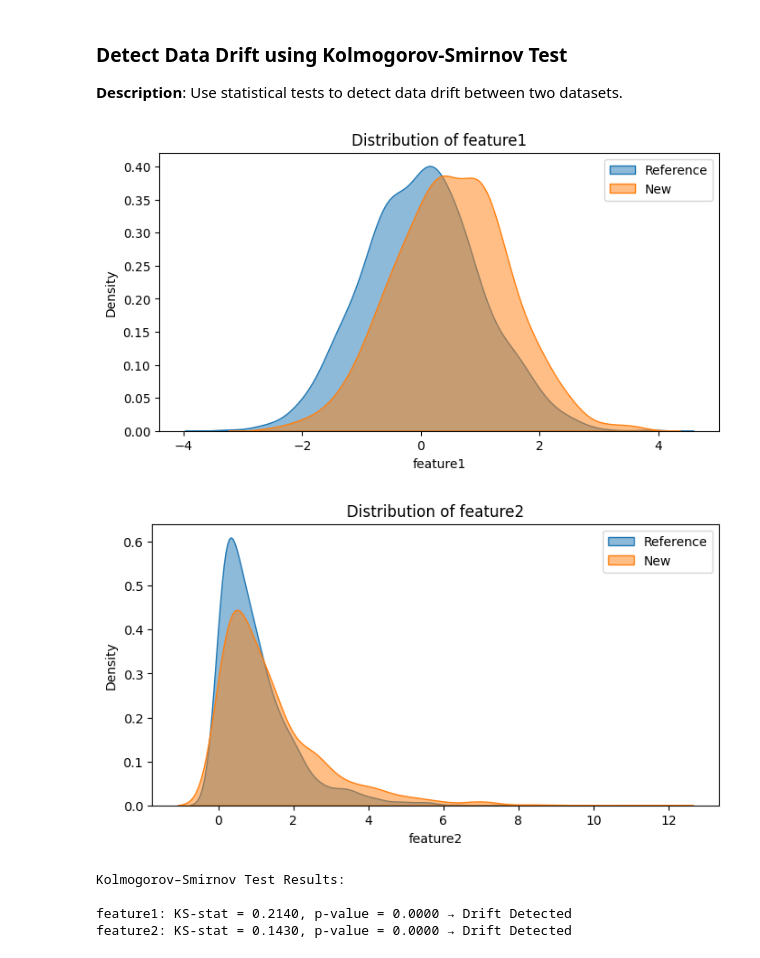
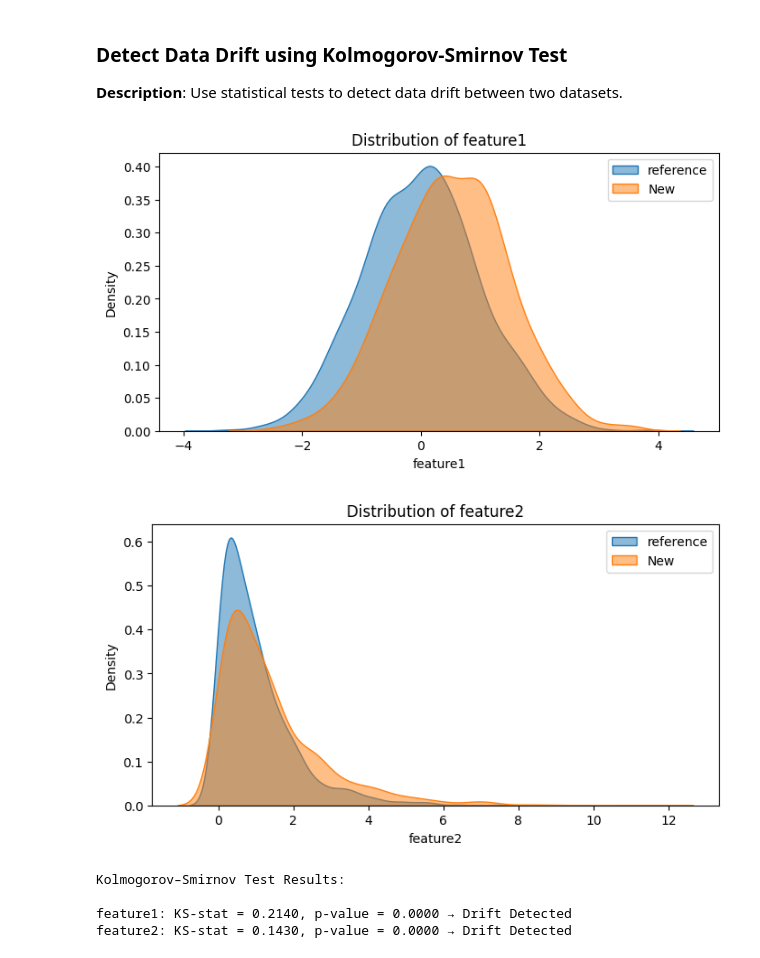
Before and after one commit to sujanramesh/AI_DATA_ANALYSIS_, a Jupyter notebook: src/Module 9/Hands-on - Data Quality Checks in Data Engineering & ML/Ques_1.ipynb, the cells around one changed output. Saved outputs shown, nothing was run; the diff lists cells and outputs as text; code cells hidden in the pictures.

```diff
--- a/src/Module 9/Hands-on - Data Quality Checks in Data Engineering & ML/Ques_1.ipynb
+++ b/src/Module 9/Hands-on - Data Quality Checks in Data Engineering & ML/Ques_1.ipynb
@@ -14,35 +14,35 @@ import seaborn as sns
 np.random.seed(42)
 
 # Reference dataset
 reference_data = pd.DataFrame({
     'feature1': np.random.normal(0, 1, 1000),
     'feature2': np.random.exponential(1, 1000)
 })
 
 # New dataset with drift
 new_data = pd.DataFrame({
     'feature1': np.random.normal(0.5, 1, 1000),     # mean shifted
     'feature2': np.random.exponential(1.5, 1000)    # scale changed
 })
 
 # Visualize distributions
 for feature in reference_data.columns:
     plt.figure(figsize=(8, 4))
-    sns.kdeplot(reference_data[feature], label='Reference', fill=True, alpha=0.5)
+    sns.kdeplot(reference_data[feature], label='reference', fill=True, alpha=0.5)
     sns.kdeplot(new_data[feature], label='New', fill=True, alpha=0.5)
     plt.title(f'Distribution of {feature}')
     plt.legend()
     plt.show()
 
 # KS test for data drift detection
 print("Kolmogorov–Smirnov Test Results:\n")
 for feature in reference_data.columns:
     stat, p_value = ks_2samp(reference_data[feature], new_data[feature])
     drift_detected = "Drift Detected" if p_value < 0.05 else "No Drift"
     print(f"{feature}: KS-stat = {stat:.4f}, p-value = {p_value:.4f} → {drift_detected}")
 # %% [output]
 [figure]
-[figure, old version]
+[figure, new version]
 Kolmogorov–Smirnov Test Results:
 
 feature1: KS-stat = 0.2140, p-value = 0.0000 → Drift Detected
```
